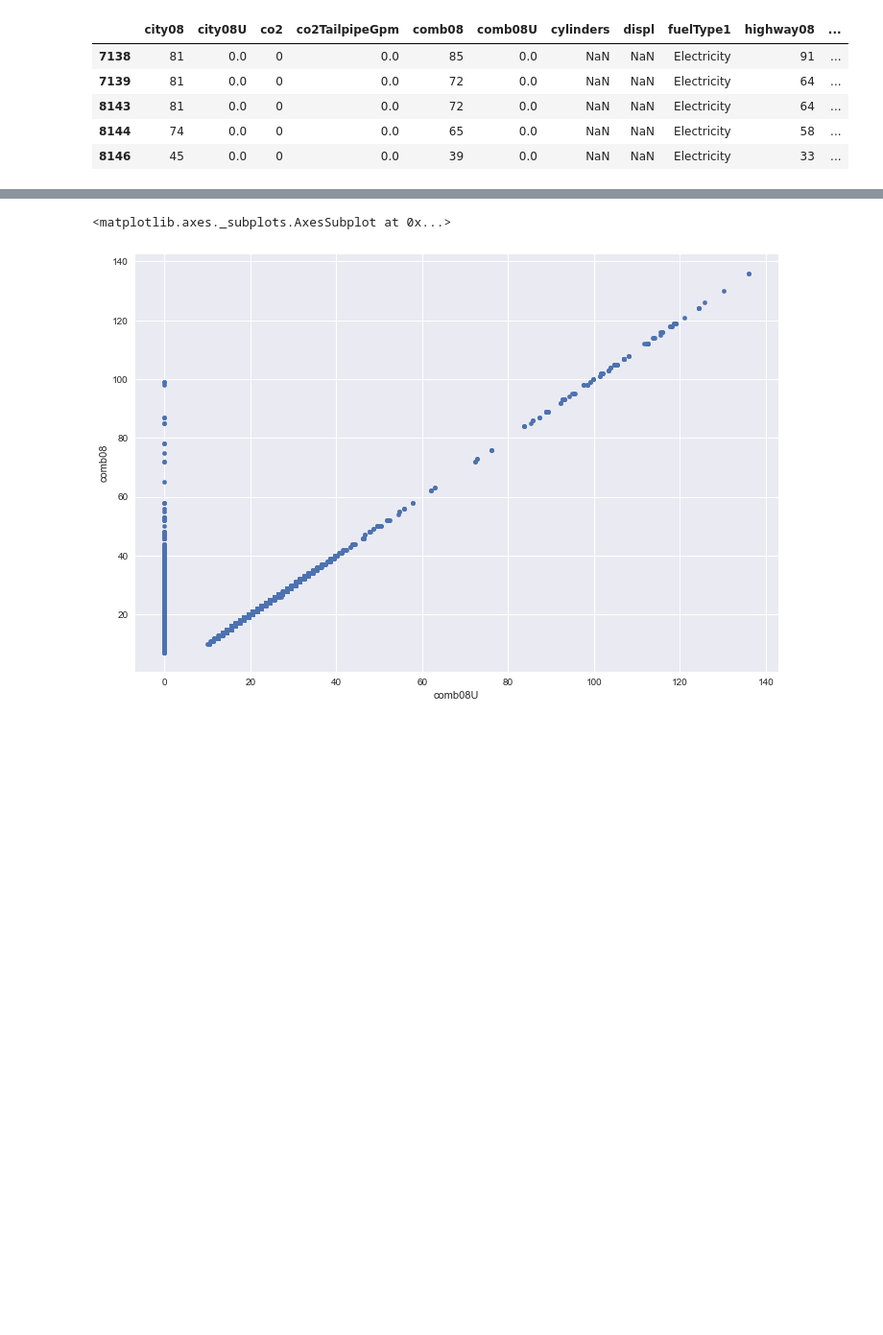
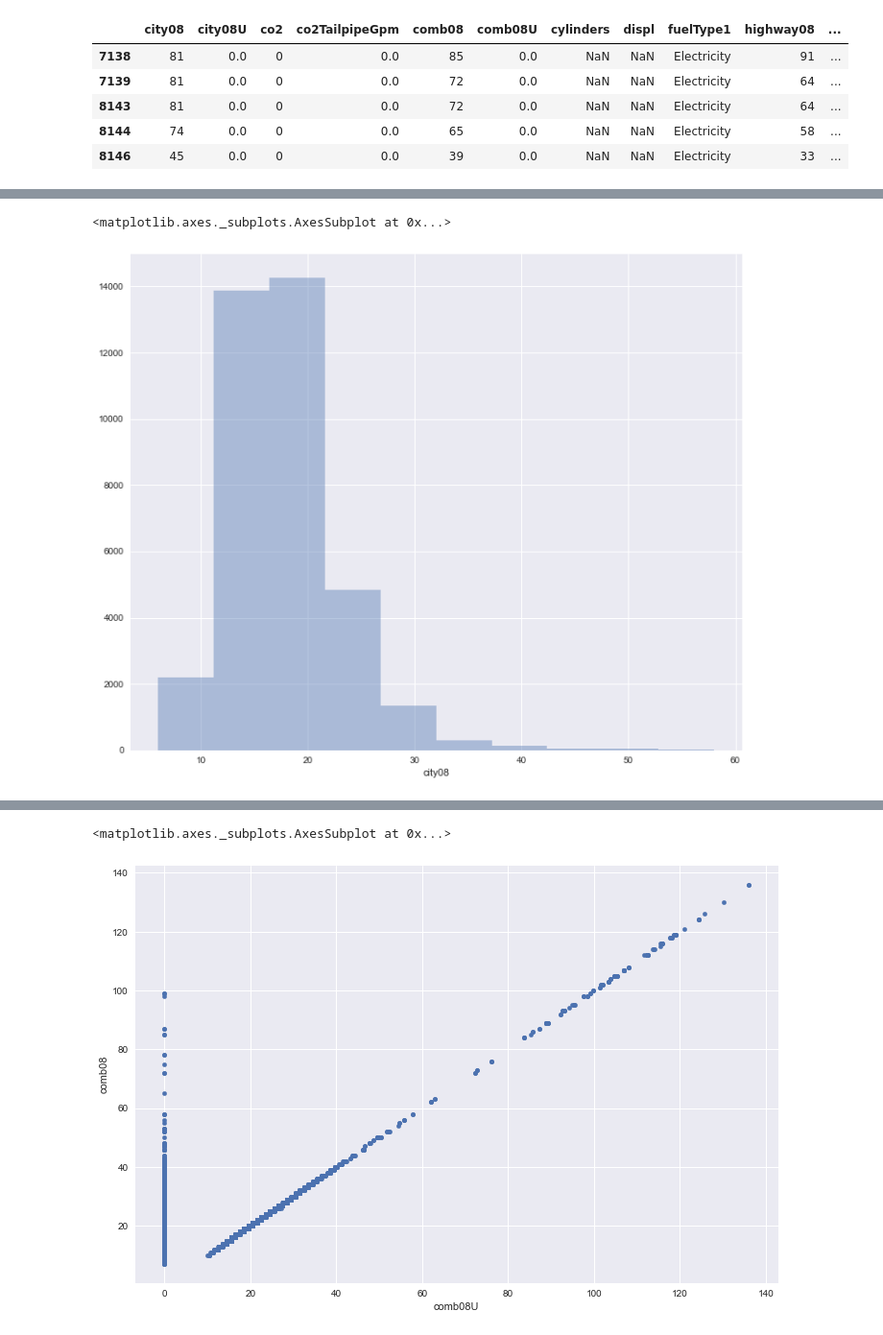
Before and after one commit to zarthur/CSCC-Analytics, a Jupyter notebook: 03-Exploration.ipynb, the cells around one changed output, grey strips where cells are left out. Shown at 96% size. Saved outputs shown, nothing was run; the diff lists cells and outputs as text; code cells hidden in the pictures; blank space fills up the shorter version.

```diff
--- a/03-Exploration.ipynb
+++ b/03-Exploration.ipynb
@@ -164,0 +304,5 @@ sns.set(rc={'figure.figsize':(12,8), "lines.markeredgewidth": 0.5 })
+# %%
+sns.distplot(epa_subset.city08, kde=False, bins=10)
+# %% [output]
+<matplotlib.axes._subplots.AxesSubplot at 0x...>
+[figure, added]
```
Also changed, not shown: parts of 39 cells of this notebook, 2 other files.
